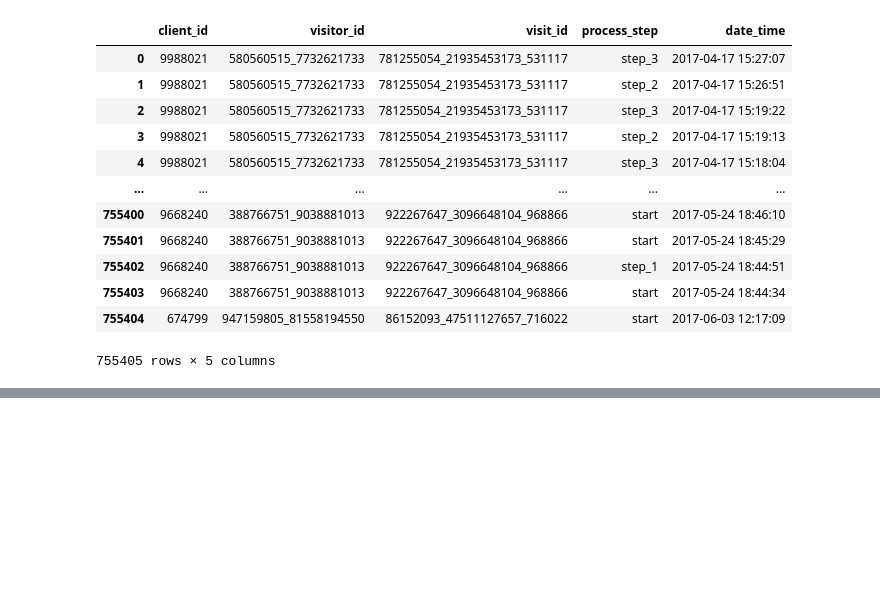
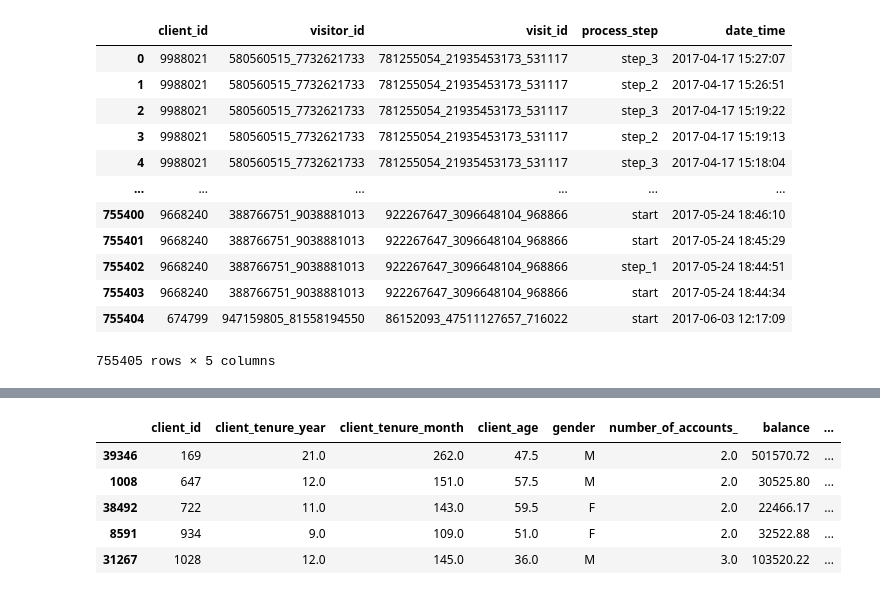
Before and after one commit to JonMc19/Project-Statistics, a Jupyter notebook: Python_files/exploration_ddff.ipynb, the cells around one changed output, grey strips where cells are left out. Cells and saved outputs as stored; diff of their text form; code cells hidden in the pictures; blank space fills up the shorter version.

```diff
--- a/Python_files/exploration_ddff.ipynb
+++ b/Python_files/exploration_ddff.ipynb
@@ -24,0 +50,10 @@ df_cleaned_merged_web_data
+# %%
+df_final_demo_cleaned_sorted=df_final_demo_cleaned.sort_values(by='client_id', ascending=True)
+df_final_demo_cleaned_sorted.head()
+# %% [output]
+|  | client_id | client_tenure_year | client_tenure_month | client_age | gender | number_of_accounts_ | balance | ... |
+| 39346 | 169 | 21.0 | 262.0 | 47.5 | M | 2.0 | 501570.72 | ... |
+| 1008 | 647 | 12.0 | 151.0 | 57.5 | M | 2.0 | 30525.80 | ... |
+| 38492 | 722 | 11.0 | 143.0 | 59.5 | F | 2.0 | 22466.17 | ... |
+| 8591 | 934 | 9.0 | 109.0 | 51.0 | F | 2.0 | 32522.88 | ... |
+| 31267 | 1028 | 12.0 | 145.0 | 36.0 | M | 3.0 | 103520.22 | ... |
```
Also changed, not shown: parts of 16 cells of this notebook, 4 other files.
